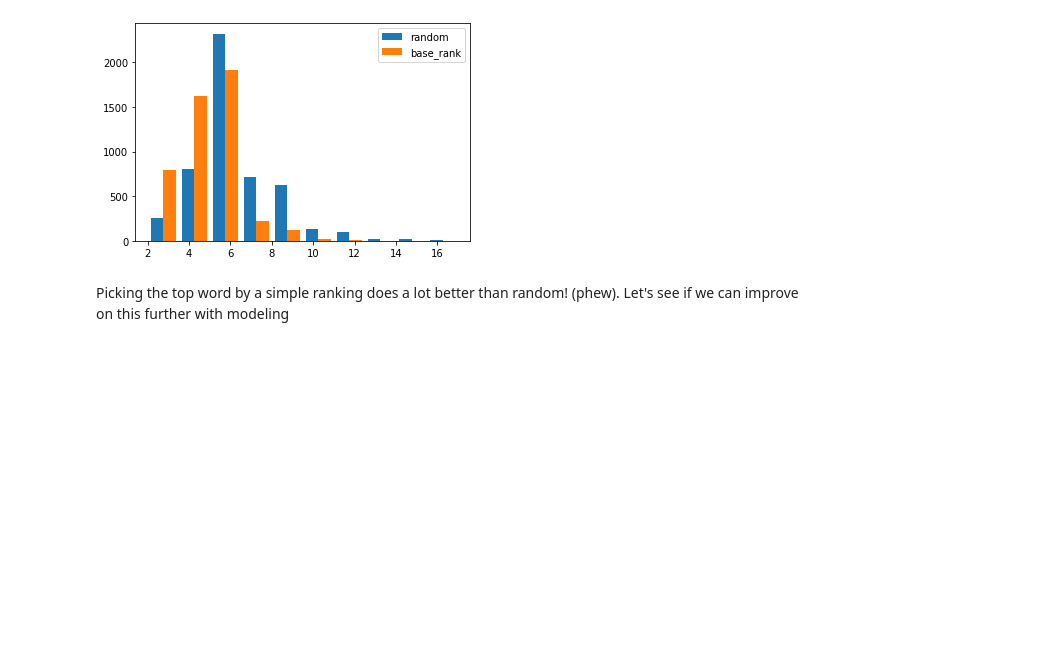
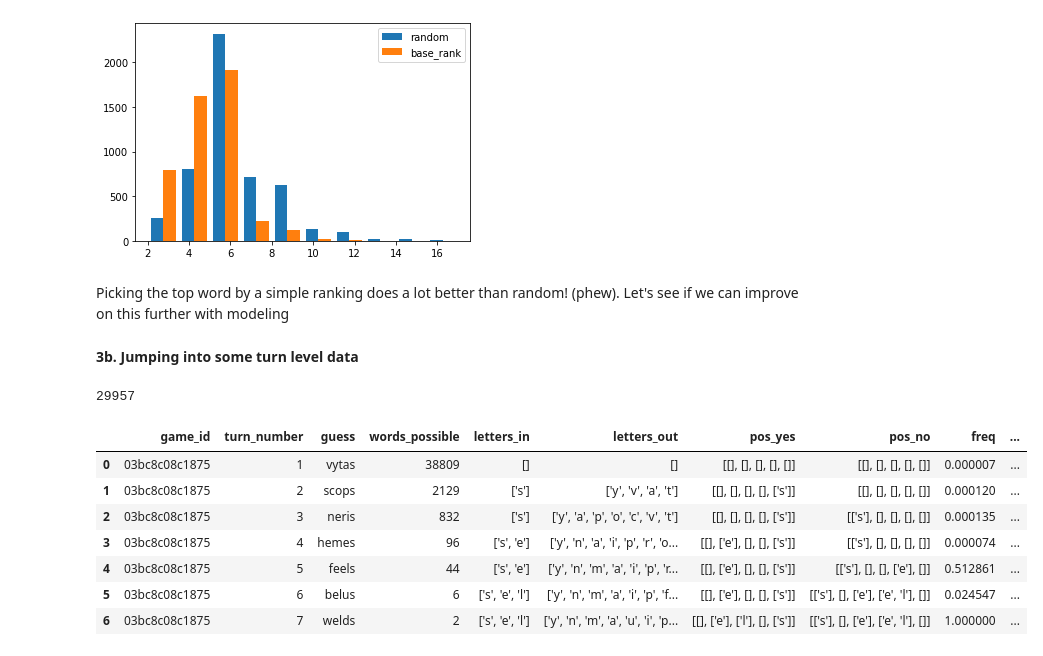
Before and after one commit to jkatzur/wordle-solver, a Jupyter notebook: Analyzing-Wordle-Simulations.ipynb, the cells around one changed output. Saved outputs shown, nothing was run; the diff lists cells and outputs as text; code cells hidden in the pictures; blank space fills up the shorter version.

```diff
--- a/Analyzing-Wordle-Simulations.ipynb
+++ b/Analyzing-Wordle-Simulations.ipynb
@@ -132,3 +132,5 @@ pyplot.show()
 [figure]
 # %% [markdown]
 Picking the top word by a simple ranking does a lot better than random! (phew). Let's see if we can improve on this further with modeling
+# %% [markdown]
+**3b. Jumping into some turn level data**
@@ -134,0 +139,16 @@ Picking the top word by a simple ranking does a lot better than random! (phew).
+# %%
+len(df_turn)
+# %% [output]
+29957
+# %%
+# View a full random game
+df_turn.head(7)
+# %% [output]
+|  | game_id | turn_number | guess | words_possible | letters_in | letters_out | pos_yes | pos_no | freq | ... |
+| 0 | 03bc8c08c1875 | 1 | vytas | 38809 | [] | [] | [[], [], [], [], []] | [[], [], [], [], []] | 0.000007 | ... |
+| 1 | 03bc8c08c1875 | 2 | scops | 2129 | ['s'] | ['y', 'v', 'a', 't'] | [[], [], [], [], ['s']] | [[], [], [], [], []] | 0.000120 | ... |
+| 2 | 03bc8c08c1875 | 3 | neris | 832 | ['s'] | ['y', 'a', 'p', 'o', 'c', 'v', 't'] | [[], [], [], [], ['s']] | [['s'], [], [], [], []] | 0.000135 | ... |
+| 3 | 03bc8c08c1875 | 4 | hemes | 96 | ['s', 'e'] | ['y', 'n', 'a', 'i', 'p', 'r', 'o... | [[], ['e'], [], [], ['s']] | [['s'], [], [], [], []] | 0.000074 | ... |
+| 4 | 03bc8c08c1875 | 5 | feels | 44 | ['s', 'e'] | ['y', 'n', 'm', 'a', 'i', 'p', 'r... | [[], ['e'], [], [], ['s']] | [['s'], [], [], ['e'], []] | 0.512861 | ... |
+| 5 | 03bc8c08c1875 | 6 | belus | 6 | ['s', 'e', 'l'] | ['y', 'n', 'm', 'a', 'i', 'p', 'f... | [[], ['e'], [], [], ['s']] | [['s'], [], ['e'], ['e', 'l'], []] | 0.024547 | ... |
+| 6 | 03bc8c08c1875 | 7 | welds | 2 | ['s', 'e', 'l'] | ['y', 'n', 'm', 'a', 'u', 'i', 'p... | [[], ['e'], ['l'], [], ['s']] | [['s'], [], ['e'], ['e', 'l'], []] | 1.000000 | ... |
```
Also changed, not shown: parts of 20 cells of this notebook, 20 other files.
